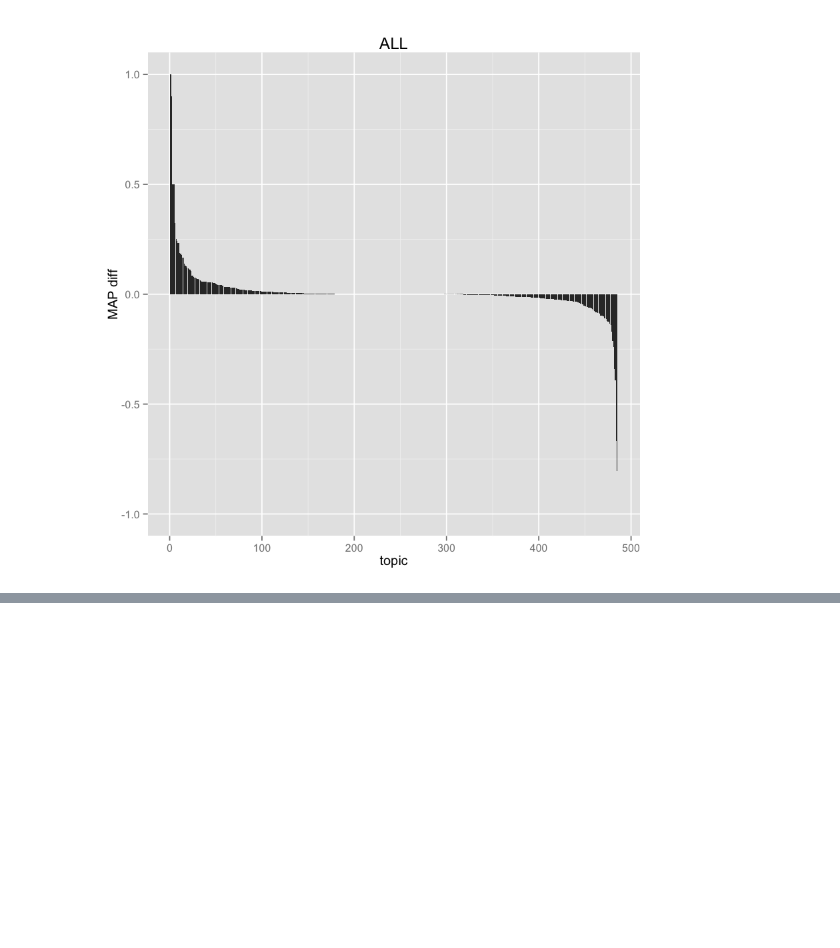
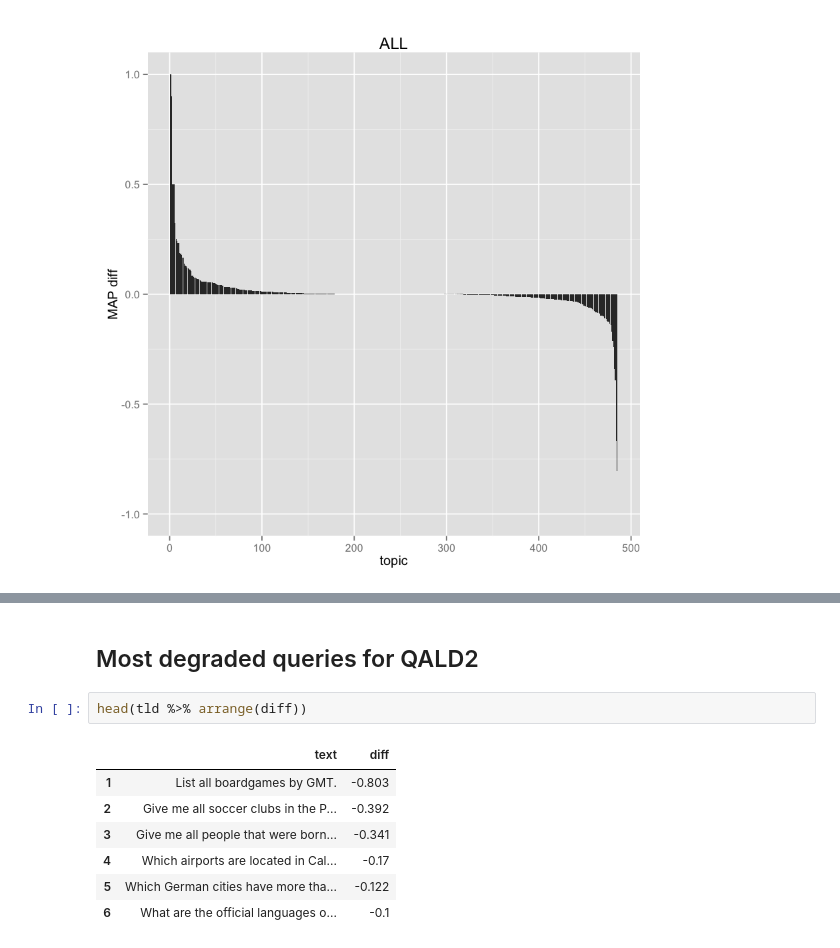
Before and after one commit to teanalab/pfsdm, a Jupyter notebook: reports/report-1.ipynb, the cells around one changed output, grey strips where cells are left out. Cells and saved outputs as stored; diff of their text form; blank space fills up the shorter version.

```diff
--- a/reports/report-1.ipynb
+++ b/reports/report-1.ipynb
@@ -136,0 +154,12 @@ for (col in c("SemSearch_ES", "ListSearch", "INEX_LD", "QALD2", "ALL")) {
+# %% [markdown]
+## Most degraded queries for QALD2
+# %%
+head(tld %>% arrange(diff))
+# %% [output]
+|  | text | diff |
+| 1 | List all boardgames by GMT. | -0.803 |
+| 2 | Give me all soccer clubs in the P... | -0.392 |
+| 3 | Give me all people that were born... | -0.341 |
+| 4 | Which airports are located in Cal... | -0.17 |
+| 5 | Which German cities have more tha... | -0.122 |
+| 6 | What are the official languages o... | -0.1 |
```
Also changed, not shown: parts of 2 cells of this notebook.
